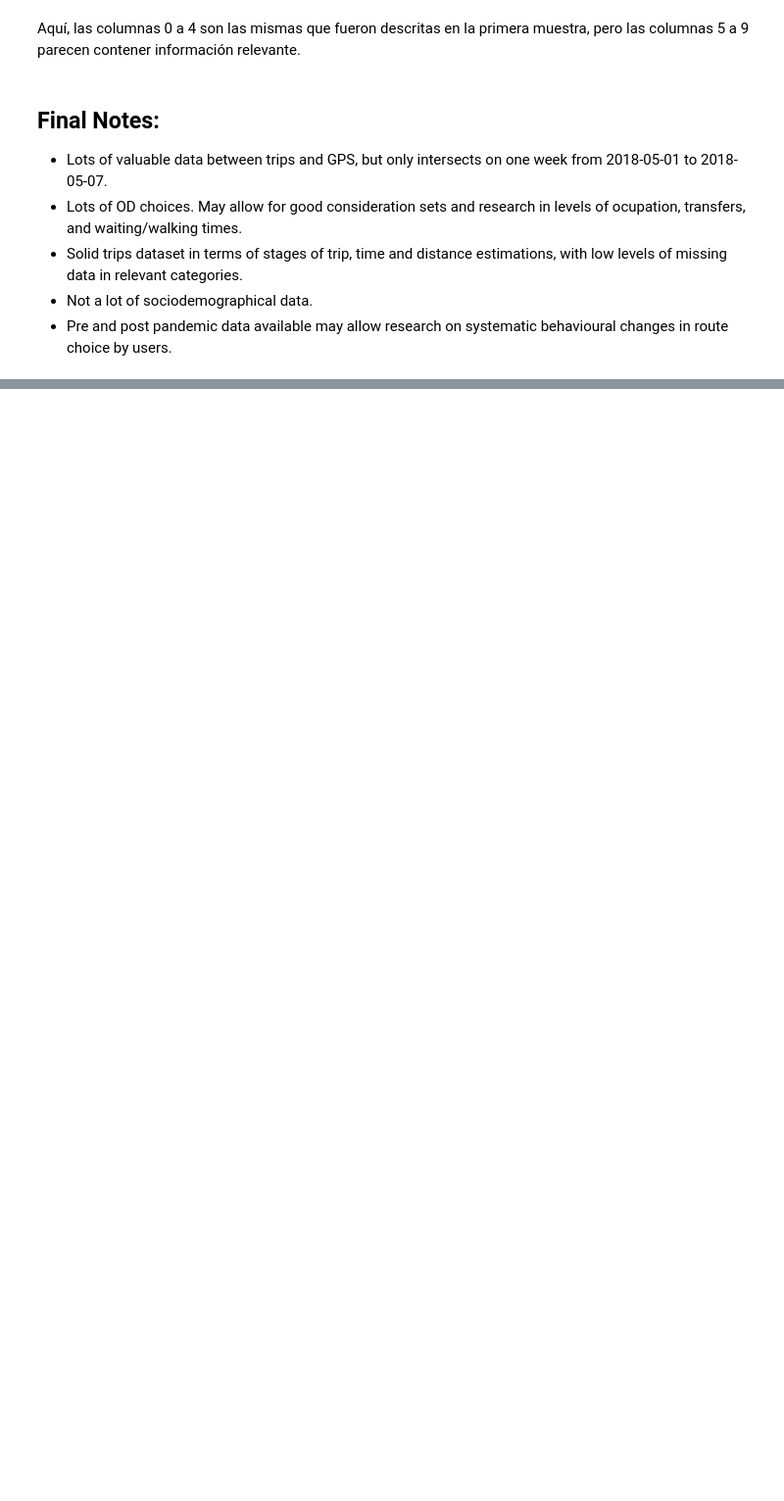
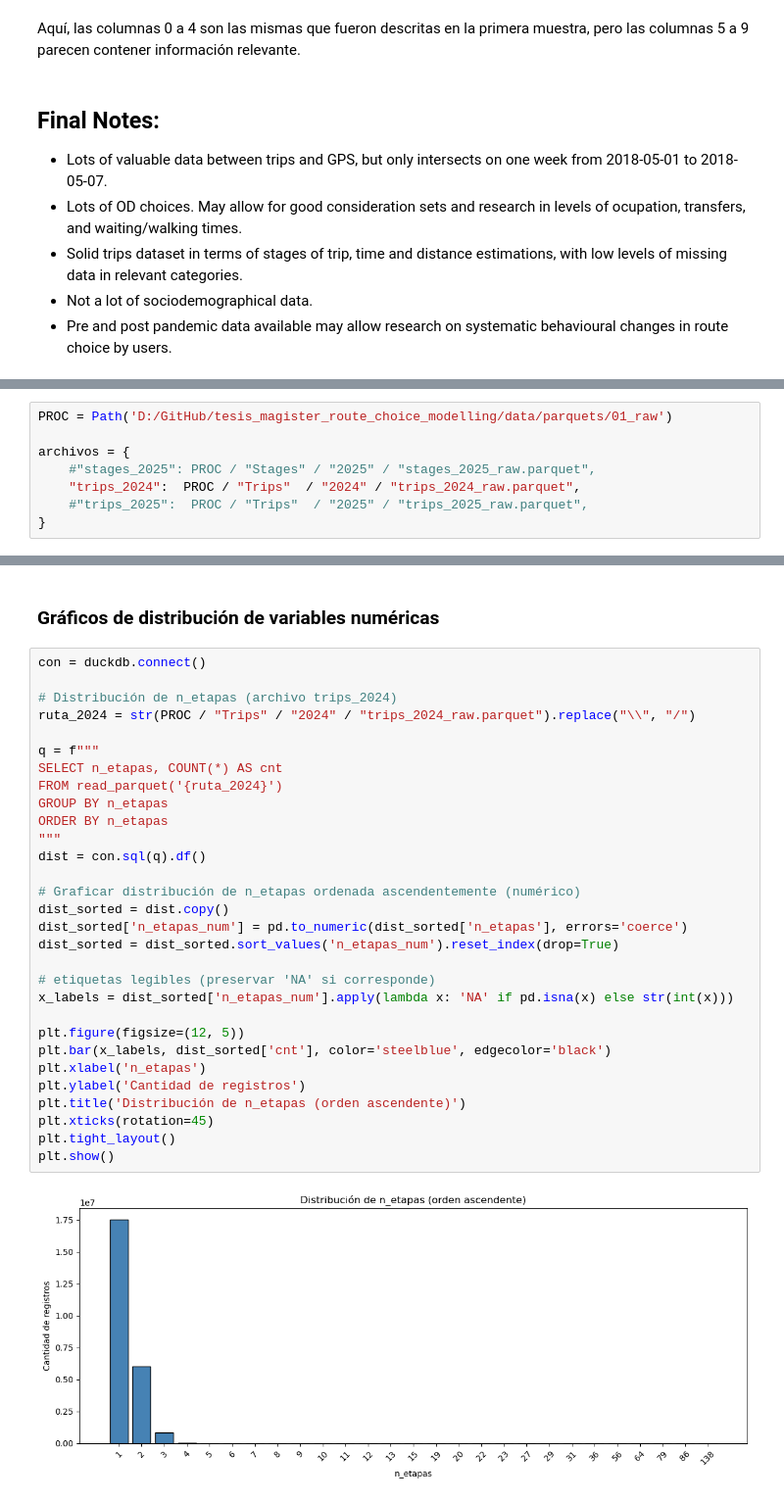
Before and after one commit to sebastianacunau/tesis_magister_route_choice_modelling, a Jupyter notebook: notebooks/eda.ipynb, the cells around one changed output, grey strips where cells are left out. Shown at 98% size. Saved outputs shown, nothing was run; the diff lists cells and outputs as text; blank space fills up the shorter version.

```diff
--- a/notebooks/eda.ipynb
+++ b/notebooks/eda.ipynb
@@ -1261,0 +823,8 @@ Aquí, las columnas 0 a 4 son las mismas que fueron descritas en la primera mues
+# %%
+PROC = Path('D:/GitHub/tesis_magister_route_choice_modelling/data/parquets/01_raw')
+
+archivos = {
+    #"stages_2025": PROC / "Stages" / "2025" / "stages_2025_raw.parquet",
+    "trips_2024":  PROC / "Trips"  / "2024" / "trips_2024_raw.parquet",
+    #"trips_2025":  PROC / "Trips"  / "2025" / "trips_2025_raw.parquet",
+}
@@ -1261,0 +1098,34 @@ Aquí, las columnas 0 a 4 son las mismas que fueron descritas en la primera mues
+# %% [markdown]
+### Gráficos de distribución de variables numéricas
+# %%
+con = duckdb.connect()
+
+# Distribución de n_etapas (archivo trips_2024)
+ruta_2024 = str(PROC / "Trips" / "2024" / "trips_2024_raw.parquet").replace("\\", "/")
+
+q = f"""
+SELECT n_etapas, COUNT(*) AS cnt
+FROM read_parquet('{ruta_2024}')
+GROUP BY n_etapas
+ORDER BY n_etapas
+"""
+dist = con.sql(q).df()
+
+# Graficar distribución de n_etapas ordenada ascendentemente (numérico)
+dist_sorted = dist.copy()
+dist_sorted['n_etapas_num'] = pd.to_numeric(dist_sorted['n_etapas'], errors='coerce')
+dist_sorted = dist_sorted.sort_values('n_etapas_num').reset_index(drop=True)
+
+# etiquetas legibles (preservar 'NA' si corresponde)
+x_labels = dist_sorted['n_etapas_num'].apply(lambda x: 'NA' if pd.isna(x) else str(int(x)))
+
+plt.figure(figsize=(12, 5))
+plt.bar(x_labels, dist_sorted['cnt'], color='steelblue', edgecolor='black')
+plt.xlabel('n_etapas')
+plt.ylabel('Cantidad de registros')
+plt.title('Distribución de n_etapas (orden ascendente)')
+plt.xticks(rotation=45)
+plt.tight_layout()
+plt.show()
+# %% [output]
+[figure, added]
```
Also changed, not shown: parts of 63 cells of this notebook, 1 other file.
